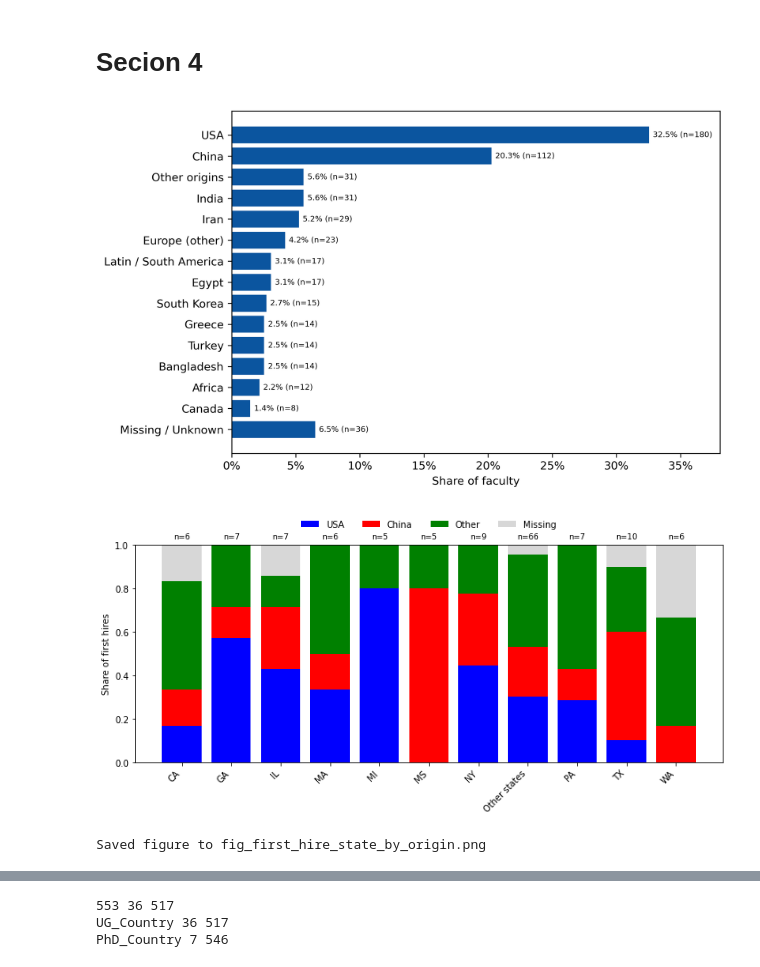
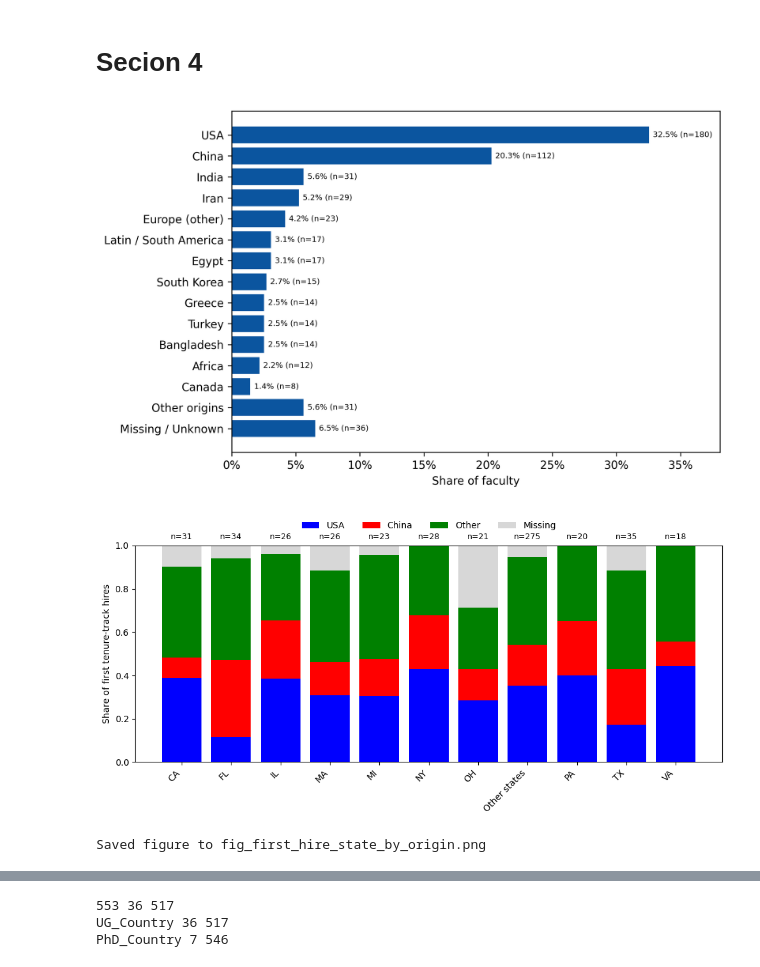
Before and after one commit to werdnabae/Transportation-Faculty-Geographic-Origins, a Jupyter notebook: analysis.ipynb, the cells around one changed output, grey strips where cells are left out. Cells and saved outputs as stored; diff of their text form; code cells hidden in the pictures.

```diff
--- a/analysis.ipynb
+++ b/analysis.ipynb
@@ -99,14 +100,14 @@ df = people.copy()
 counts = df["Origin_Group"].value_counts()
 shares = counts / counts.sum()
 
-label_to_push = "Missing / Unknown"
+# Residual / catch-all groups are pushed to the bottom (kept out of the magnitude sort)
+labels_to_push = ["Other origins", "Missing / Unknown"]
 
 # Sort descending for readability
 order = shares.sort_values(ascending=False).index.tolist()
 
-# Remove missing then append it at the end of the list
-if label_to_push in order:
-    order = [x for x in order if x != label_to_push] + [label_to_push]
+# Remove residual groups then append them at the end, in fixed order
+order = [x for x in order if x not in labels_to_push] + [x for x in labels_to_push if x in order]
 
 counts = counts.loc[order]
 shares = shares.loc[order]
@@ -145,10 +146,10 @@ fig.savefig(
 )
 plt.show()
 # %% [output]
-[figure, old version]
+[figure, new version]
 # %%
 # ============================================================
-# Geography-first analysis using FIRST HIRE SCHOOL → STATE
+# Geography-first analysis using FIRST TENURE-TRACK HIRE SCHOOL → STATE
 # Produces: state-level stacked bar plot by origin
 # ============================================================
 
@@ -177,9 +178,12 @@ TOP_N_STATES = 10  # number of states shown explicitly
 
 d = people.copy()
 
-# Normalize school names
+# Normalize school names.
+# Documented convention (see README): if First_Hire is missing, fall back to
+# the faculty member's current institution as the first tenure-track hire institution.
 d[FIRST_HIRE_SCHOOL_COL] = (
     d[FIRST_HIRE_SCHOOL_COL]
+    .where(d[FIRST_HIRE_SCHOOL_COL].notna(), d["Current_Institution"])
     .astype(str)
     .str.strip()
 )
@@ -300,36 +304,36 @@ ax.set_xticks(x)
 ax.set_xticklabels(shares.index, rotation=45, ha="right")
 ax.set_ylim(0, 1)
 
-ax.set_ylabel("Share of first hires")
+ax.set_ylabel("Share of first tenure-track hires")
 # ax.set_title("First U.S. faculty appointments by state and origin")
 
 # Annotate sample sizes
 state_n = counts.sum(axis=1).values
 for i, n in enumerate(state_n):
     ax.text(i, 1.02, f"n={n}", ha="center", va="bottom", fontsize=9)
 
 ax.legend(
     frameon=False,
     ncol=4,
     bbox_to_anchor=(0.5, 1.15),
     loc="upper center"
 )
 
 plt.tight_layout()
 plt.savefig(OUTPUT_FIG, dpi=300, bbox_inches="tight")
 plt.savefig(
     OUTPUT_FIG,
     dpi=300,
     bbox_inches="tight",
     facecolor="white",
     edgecolor="white",
     transparent=False,
 )
 plt.show()
 
 print(f"Saved figure to {OUTPUT_FIG}")
 # %% [output]
-[figure, old version]
+[figure, new version]
 Saved figure to fig_first_hire_state_by_origin.png
 # %%
 import pandas as pd
```
Also changed, not shown: parts of 5 cells of this notebook, 5 other files.
